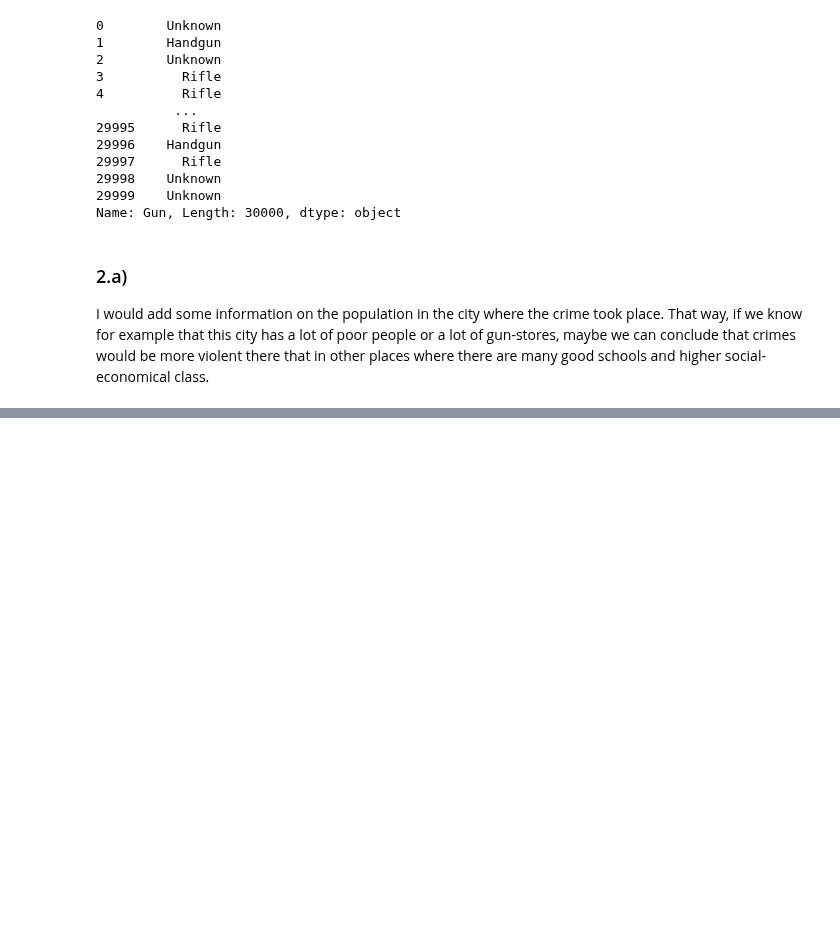
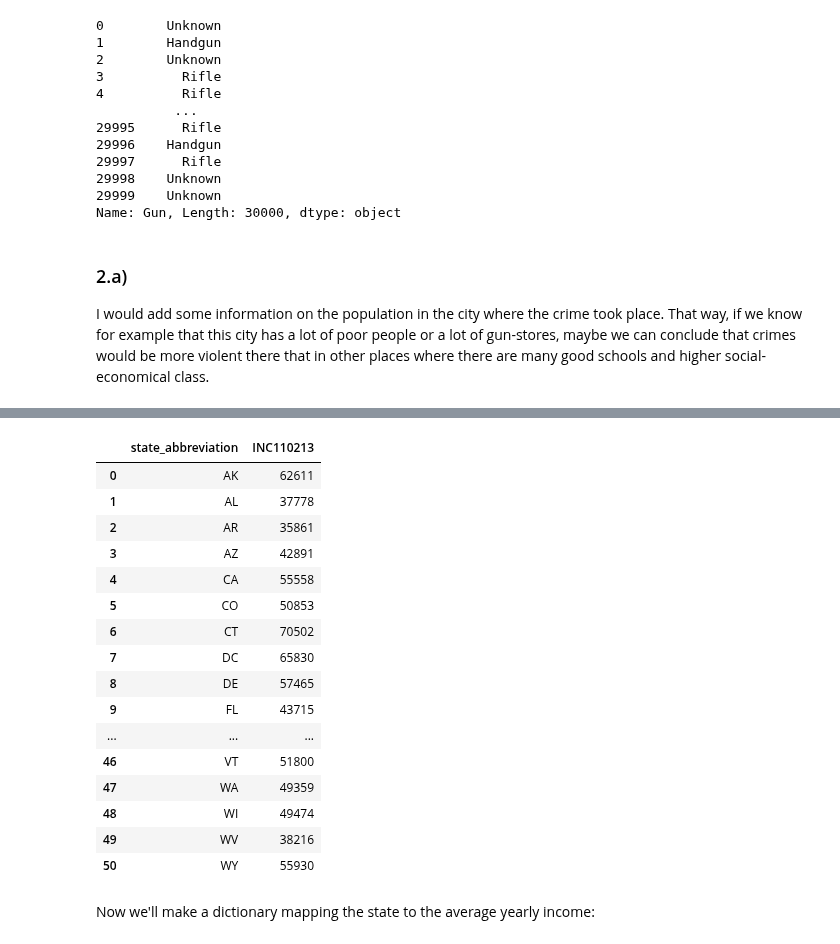
Before and after one commit to razbareli/Applied-Competitive-Lab-in-Data-Science-67818, a Jupyter notebook: week2/sol2.ipynb, the cells around one changed output, grey strips where cells are left out. Cells and saved outputs as stored; diff of their text form; code cells hidden in the pictures; blank space fills up the shorter version.

```diff
--- a/week2/sol2.ipynb
+++ b/week2/sol2.ipynb
@@ -226,0 +219,25 @@ income.head()
+# %%
+df = pd.read_csv("county_facts.csv")
+df = df[['state_abbreviation', 'INC110213']]
+yearly_income = df.groupby(['state_abbreviation']).mean().astype(int)
+yearly_income.reset_index()
+# %% [output]
+|  | state_abbreviation | INC110213 |
+| 0 | AK | 62611 |
+| 1 | AL | 37778 |
+| 2 | AR | 35861 |
+| 3 | AZ | 42891 |
+| 4 | CA | 55558 |
+| 5 | CO | 50853 |
+| 6 | CT | 70502 |
+| 7 | DC | 65830 |
+| 8 | DE | 57465 |
+| 9 | FL | 43715 |
+| ... | ... | ... |
+| 46 | VT | 51800 |
+| 47 | WA | 49359 |
+| 48 | WI | 49474 |
+| 49 | WV | 38216 |
+| 50 | WY | 55930 |
+# %% [markdown]
+Now we'll make a dictionary mapping the state to the average yearly income:
```
Also changed, not shown: parts of 13 cells of this notebook.
